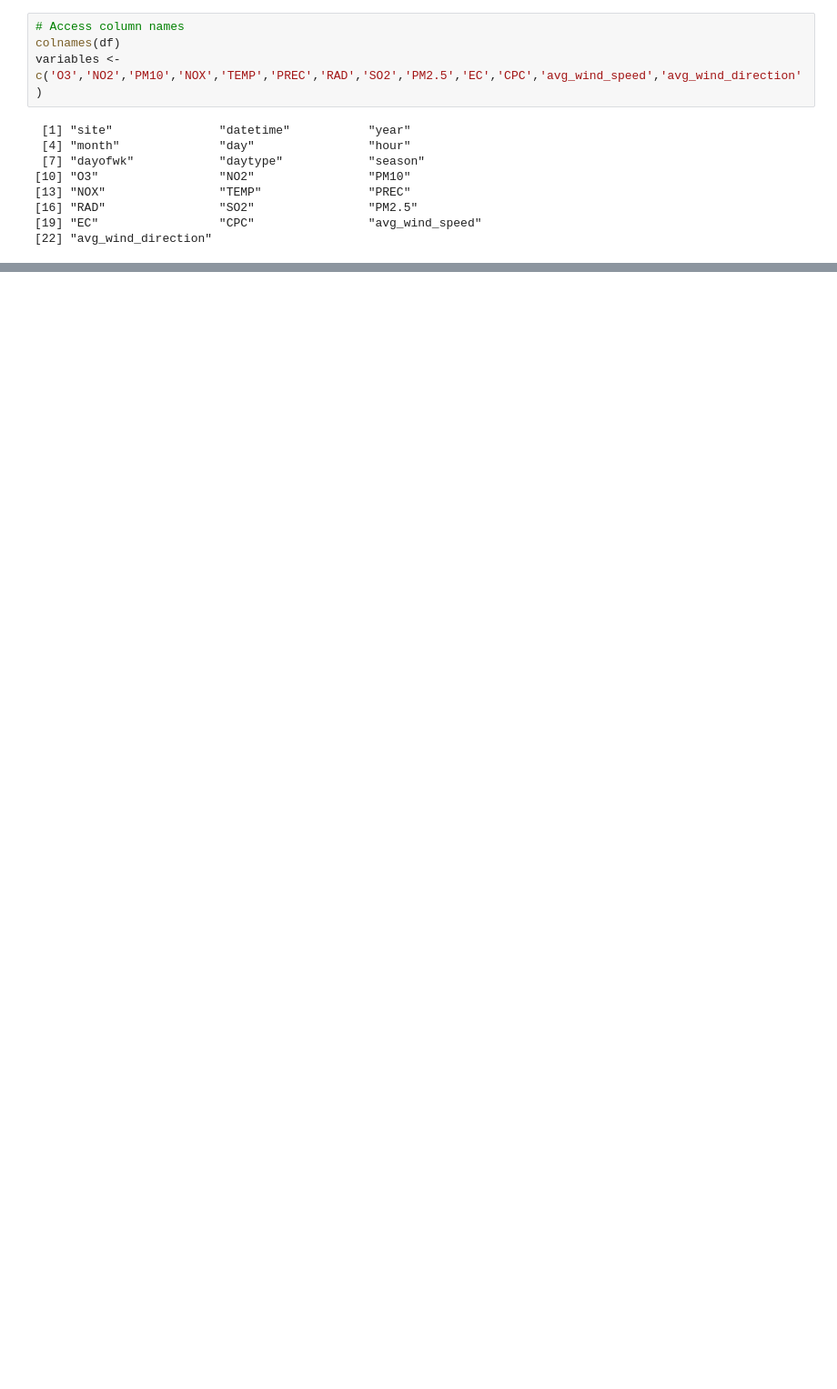
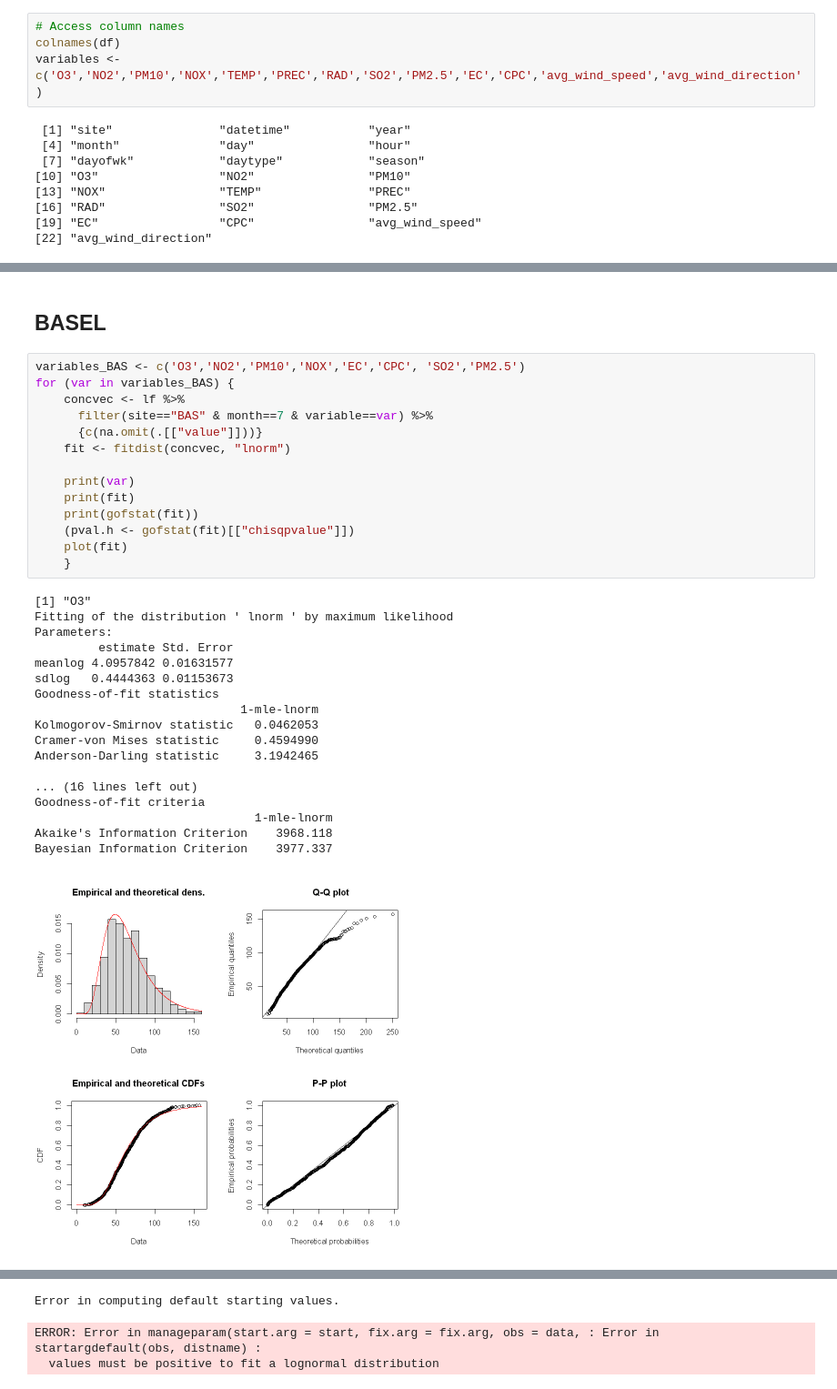
Before and after one commit to matheogodenzi/Air_pollution, a Jupyter notebook: Statistical_distributions.ipynb, the cells around one changed output, grey strips where cells are left out. Shown at 91% size. Drawn from its saved outputs; the diff is of its cells as text; blank space fills up the shorter version.

```diff
--- a/Statistical_distributions.ipynb
+++ b/Statistical_distributions.ipynb
@@ -99,0 +149,35 @@ nickname       One Push-Up
+# %% [markdown]
+## BASEL
+# %%
+variables_BAS <- c('O3','NO2','PM10','NOX','EC','CPC', 'SO2','PM2.5')
+for (var in variables_BAS) {
+    concvec <- lf %>%
+      filter(site=="BAS" & month==7 & variable==var) %>%
+      {c(na.omit(.[["value"]]))}
+    fit <- fitdist(concvec, "lnorm")
+
+    print(var)
+    print(fit)
+    print(gofstat(fit))
+    (pval.h <- gofstat(fit)[["chisqpvalue"]])
+    plot(fit)
+    }
+# %% [output]
+[1] "O3"
+Fitting of the distribution ' lnorm ' by maximum likelihood
+Parameters:
+         estimate Std. Error
+meanlog 4.0957842 0.01631577
+sdlog   0.4444363 0.01153673
+Goodness-of-fit statistics
+                             1-mle-lnorm
+Kolmogorov-Smirnov statistic   0.0462053
+Cramer-von Mises statistic     0.4594990
+Anderson-Darling statistic     3.1942465
+
+... (16 lines left out)
+Goodness-of-fit criteria
+                               1-mle-lnorm
+Akaike's Information Criterion    3968.118
+Bayesian Information Criterion    3977.337
+[figure, added]
@@ -99,0 +218,3 @@ nickname       One Push-Up
+Error in computing default starting values.
+ERROR: Error in manageparam(start.arg = start, fix.arg = fix.arg, obs = data, : Error in startargdefault(obs, distname) :
+  values must be positive to fit a lognormal distribution
```
Also changed, not shown: parts of 11 cells of this notebook, 4 other files.
